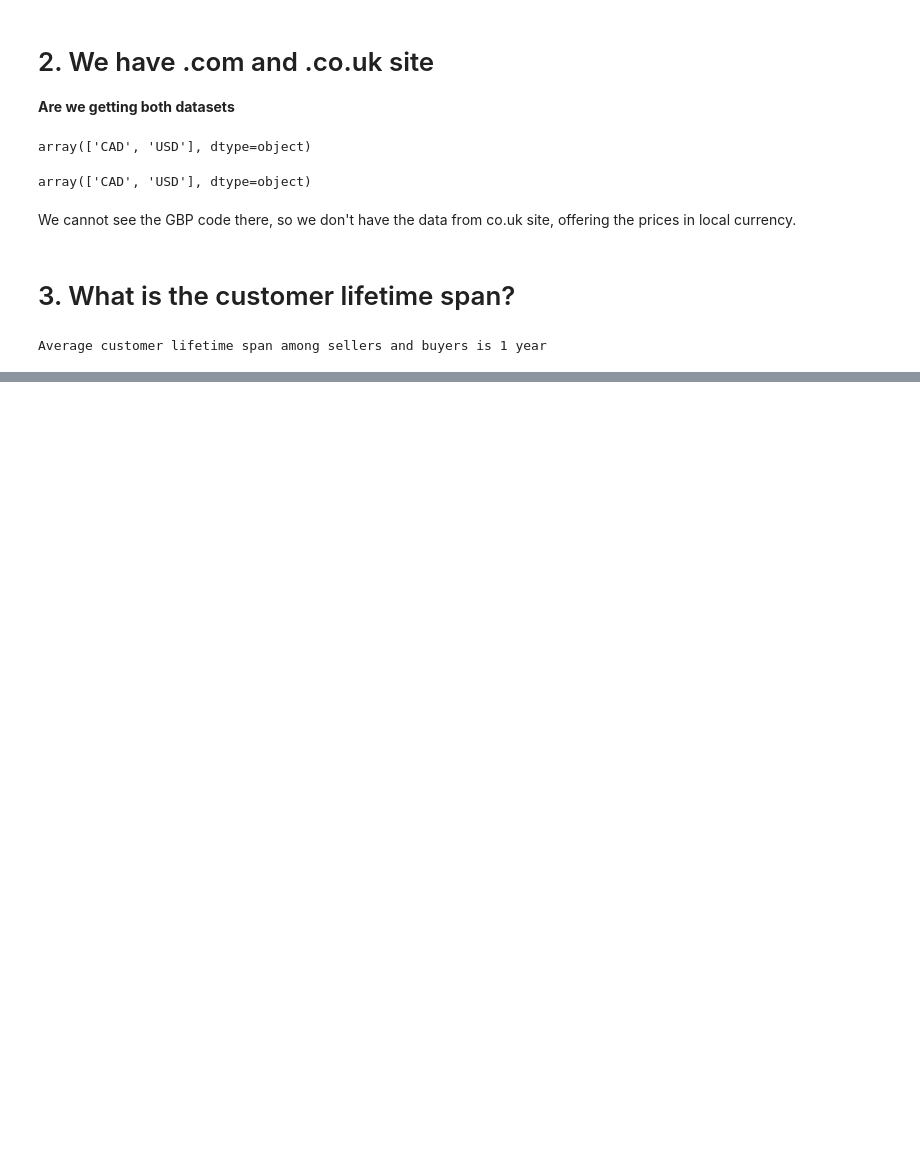
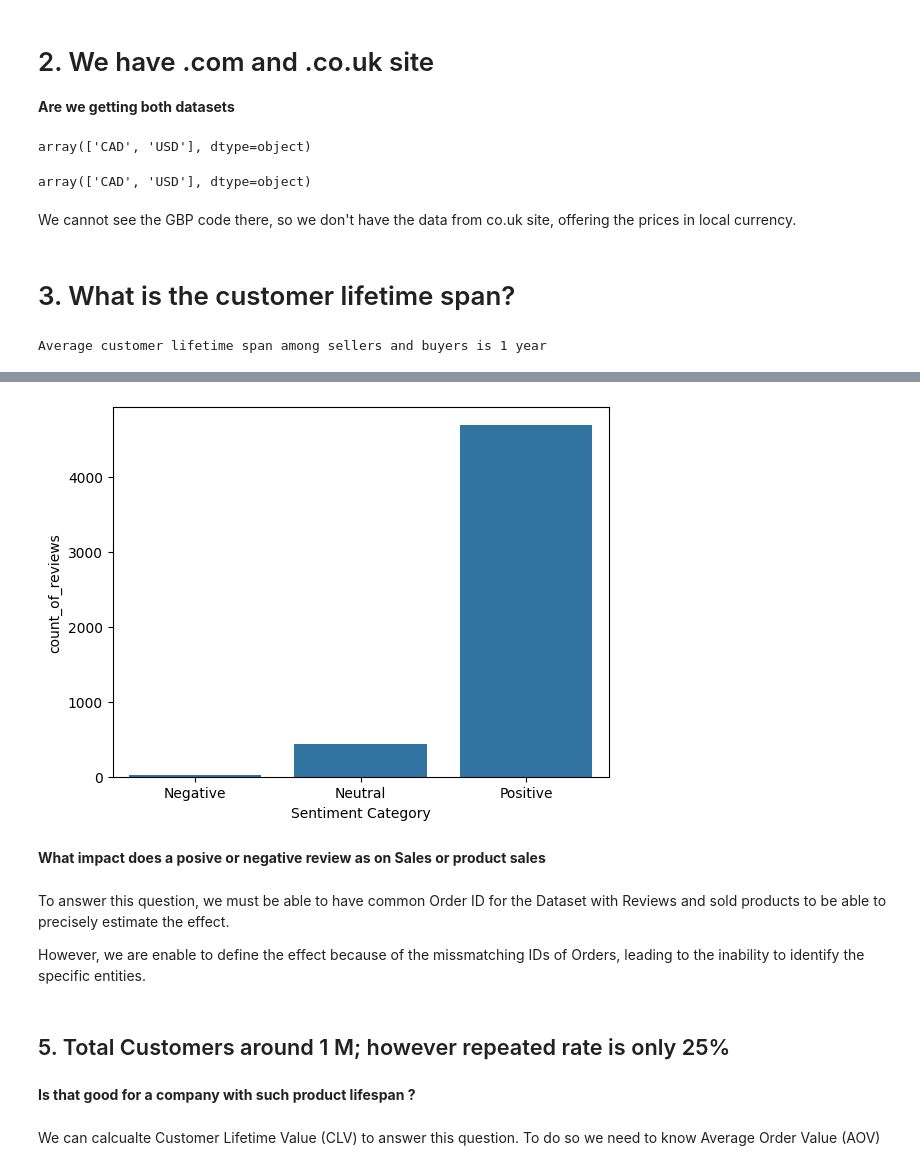
Before and after one commit to PavelZarankin/Cohora_task, a Jupyter notebook: Solutions.ipynb, the cells around one changed output, grey strips where cells are left out. Drawn from its saved outputs; the diff is of its cells as text; code cells hidden in the pictures; blank space fills up the shorter version.

```diff
--- a/Solutions.ipynb
+++ b/Solutions.ipynb
@@ -257,0 +305,17 @@ Average customer lifetime span among sellers and buyers is 1 year
+# %%
+sns.barplot(data=df_review_source_reactions, x='Sentiment Category', y='count_of_reviews')
+plt.savefig('count of sent scores by categories.png', dpi=300, bbox_inches='tight')
+# %% [output]
+[figure, added]
+# %% [markdown]
+**What impact does a posive or negative review as on Sales or product sales**
+# %% [markdown]
+To answer this question, we must be able to have common Order ID for the Dataset with Reviews and sold products to be able to precisely estimate the effect.
+
+However, we are enable to define the effect because of the missmatching IDs of Orders, leading to the inability to identify the specific entities.
+# %% [markdown]
+## 5. Total Customers around 1 M; however repeated rate is only 25%
+# %% [markdown]
+**Is that good for a company with such product lifespan ?**
+# %% [markdown]
+We can calcualte Customer Lifetime Value (CLV) to answer this question. To do so we need to know Average Order Value (AOV)
```
Also changed, not shown: parts of 13 cells of this notebook.
